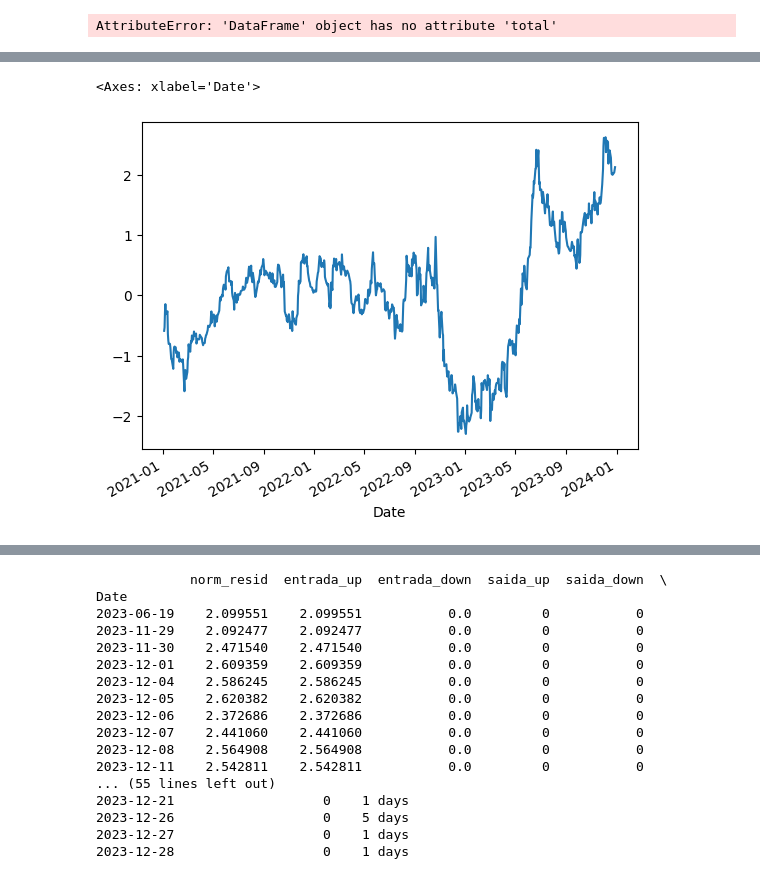
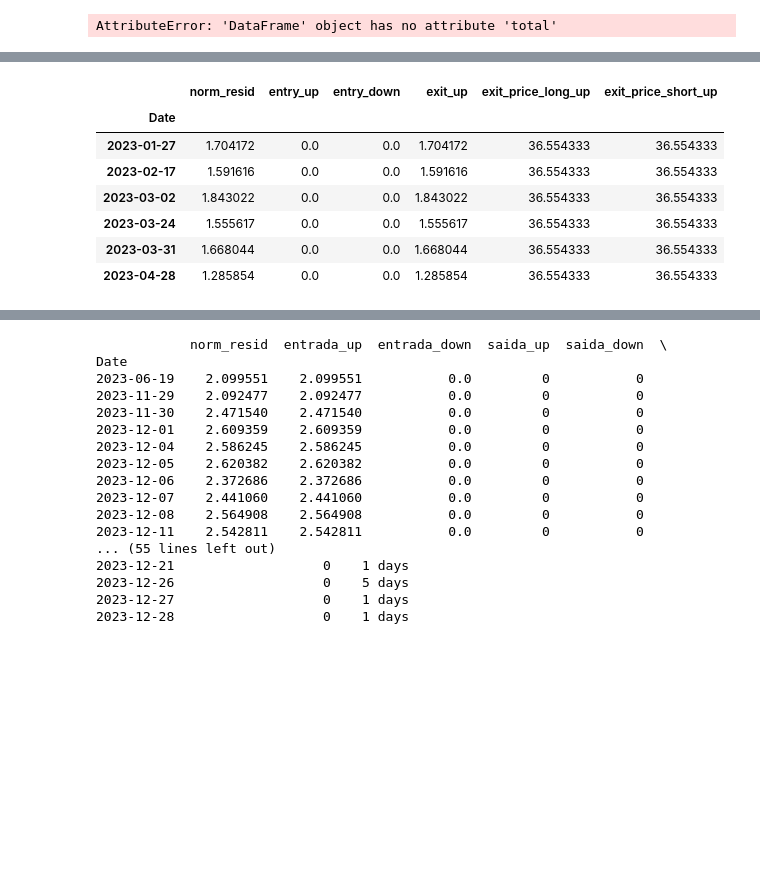
Before and after one commit to netofigueira/pairs_trading, a Jupyter notebook: pairs_trading.ipynb, the cells around one changed output, grey strips where cells are left out. Saved outputs shown, nothing was run; the diff lists cells and outputs as text; code cells hidden in the pictures; blank space fills up the shorter version.

```diff
--- a/pairs_trading.ipynb
+++ b/pairs_trading.ipynb
@@ -758,5 +765,11 @@ resultados
-# %%
-x.norm_resid.plot()
-# %% [output]
-<Axes: xlabel='Date'>
-[figure, removed]
+# %%
+x[x.exit_up != 0]
+# %% [output]
+|  | norm_resid | entry_up | entry_down | exit_up | exit_price_long_up | exit_price_short_up |
+| Date |  |  |  |  |  |  |
+| 2023-01-27 | 1.704172 | 0.0 | 0.0 | 1.704172 | 36.554333 | 36.554333 |
+| 2023-02-17 | 1.591616 | 0.0 | 0.0 | 1.591616 | 36.554333 | 36.554333 |
+| 2023-03-02 | 1.843022 | 0.0 | 0.0 | 1.843022 | 36.554333 | 36.554333 |
+| 2023-03-24 | 1.555617 | 0.0 | 0.0 | 1.555617 | 36.554333 | 36.554333 |
+| 2023-03-31 | 1.668044 | 0.0 | 0.0 | 1.668044 | 36.554333 | 36.554333 |
+| 2023-04-28 | 1.285854 | 0.0 | 0.0 | 1.285854 | 36.554333 | 36.554333 |
```
Also changed, not shown: parts of 28 cells of this notebook.
